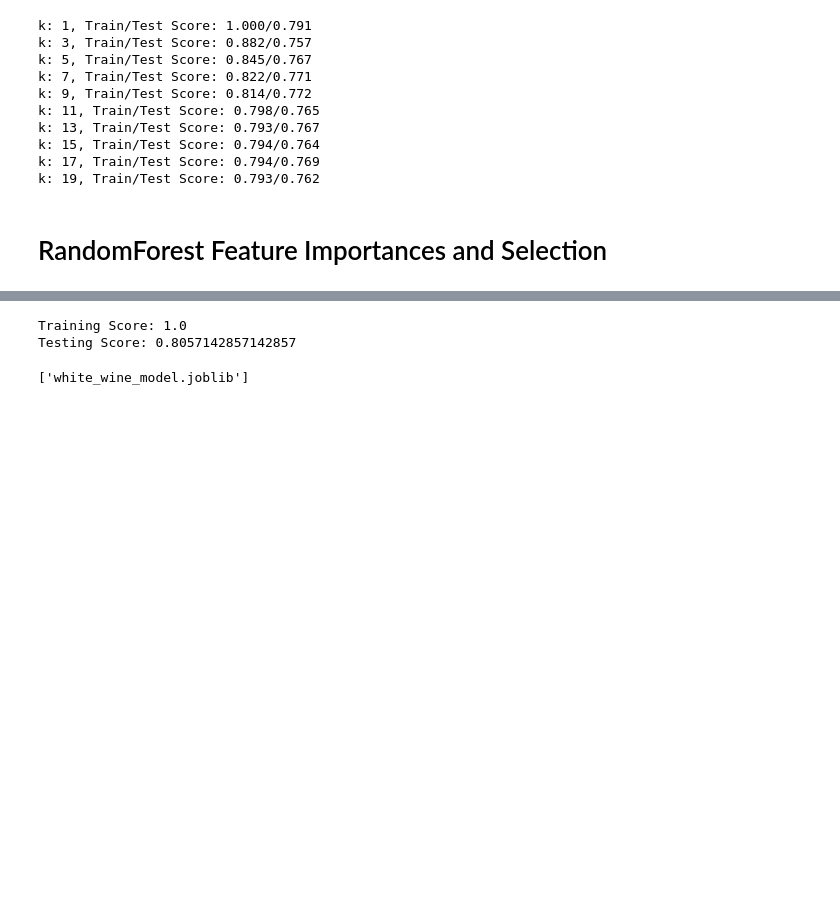
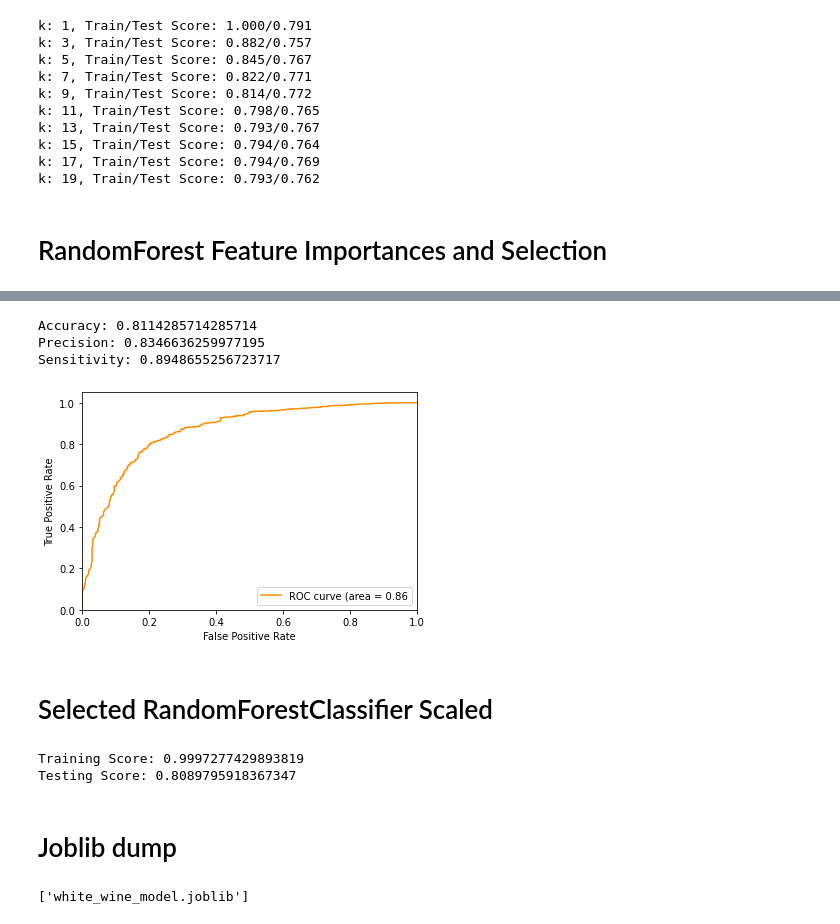
Before and after one commit to Mbutler22/Wine-Physiochemical-Analysis, a Jupyter notebook: white_wine_ML.ipynb, the cells around one changed output, grey strips where cells are left out. Saved outputs shown, nothing was run; the diff lists cells and outputs as text; code cells hidden in the pictures; blank space fills up the shorter version.

Commit message:
selected features

```diff
--- a/white_wine_ML.ipynb
+++ b/white_wine_ML.ipynb
@@ -526,0 +558,13 @@ array([[  1.3    ,  37.     , 104.     ,   0.98865,   3.11   ],
+# %%
+clf_selected = RandomForestClassifier(random_state=1, n_estimators=500, max_depth=30).fit(X_selected_train, y_train)
+y_clf_selected_pred = clf_selected.predict(X_selected_test)
+
+y_clf_selected_true = y_test
+cm_clf_selected = confusion_matrix(y_clf_selected_true, y_clf_selected_pred)
+
+print("---------------------------------")
+print(f'Training Score: {clf_selected.score(X_selected_train, y_train)}')
+print(f'Testing Score: {clf_selected.score(X_selected_test, y_test)}')
+print("---------------------------------")
+print(classification_report(y_clf_selected_true, y_clf_selected_pred, target_names=target_names))
+cm_clf_selected
@@ -526,0 +586,24 @@ array([[  1.3    ,  37.     , 104.     ,   0.98865,   3.11   ],
+# %%
+print("Accuracy:",metrics.accuracy_score(y_clf_selected_true, y_clf_selected_pred))
+print("Precision:",metrics.precision_score(y_clf_selected_true, y_clf_selected_pred))
+print("Sensitivity:",metrics.recall_score(y_clf_selected_true, y_clf_selected_pred))
+# %% [output]
+Accuracy: 0.8114285714285714
+Precision: 0.8346636259977195
+Sensitivity: 0.8948655256723717
+# %%
+y_clf_selected_pred_proba =clf_selected.predict_proba(X_selected_test)[::,1]
+fpr, tpr, _ = metrics.roc_curve(y_test, y_clf_selected_pred_proba)
+auc = metrics.roc_auc_score(y_test, y_clf_selected_pred_proba)
+plt.xlim([0.0, 1.0])
+plt.ylim([0.0, 1.05])
+plt.plot(fpr,tpr, color = 'darkorange',
+         label = f'ROC curve (area = {auc:0.2f}')
+plt.xlabel('False Positive Rate')
+plt.ylabel('True Positive Rate')
+plt.legend(loc="lower right")
+plt.show()
+# %% [output]
+[figure, added]
+# %% [markdown]
+# Selected RandomForestClassifier Scaled
@@ -527,9 +614,11 @@ array([[  1.3    ,  37.     , 104.     ,   0.98865,   3.11   ],
 # %%
-ran_sel = RandomForestClassifier()
+ran_sel = RandomForestClassifier(random_state=1, n_estimators=500, max_depth=30)
 ran_sel.fit(X_selected_train_scaled, y_train)
 print(f'Training Score: {ran_sel.score(X_selected_train_scaled, y_train)}')
 print(f'Testing Score: {ran_sel.score(X_selected_test_scaled, y_test)}')
 # %% [output]
-Training Score: 1.0
-Testing Score: 0.8057142857142857
+Training Score: 0.9997277429893819
+Testing Score: 0.8089795918367347
+# %% [markdown]
+# Joblib dump
 # %%
```
Also changed, not shown: parts of 24 cells of this notebook, 2 other files.
